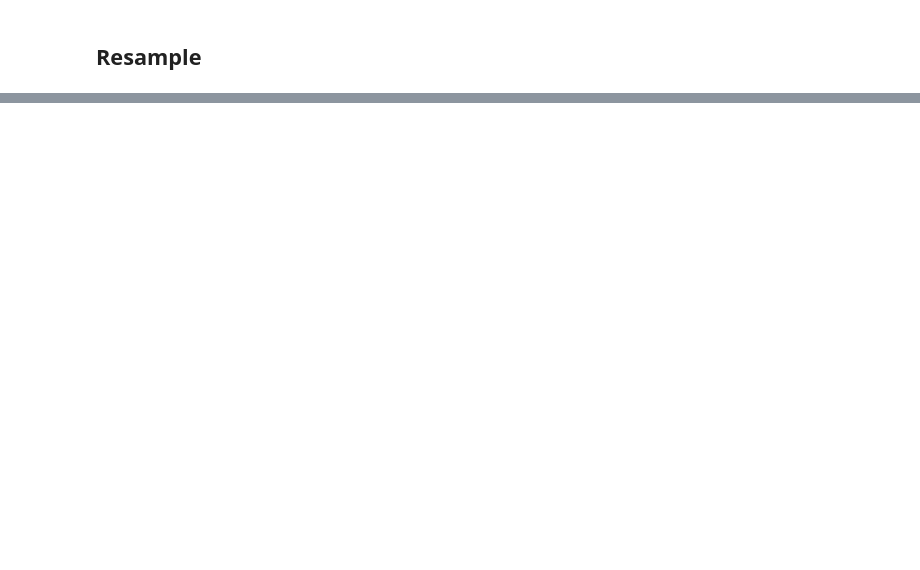
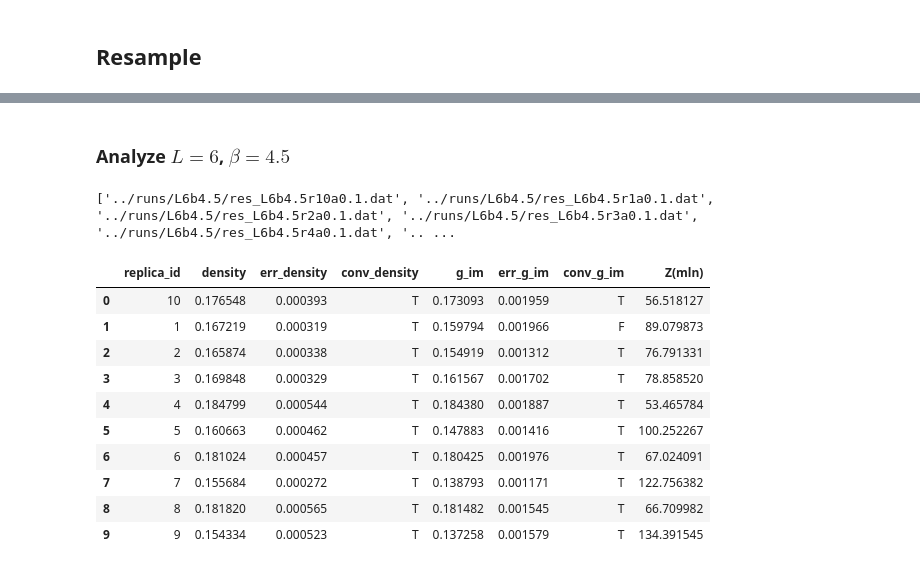
Before and after one commit to ev-br/fh_wrm_disord, a Jupyter notebook: analyze/read_in_replicas.ipynb, the cells around one changed output, grey strips where cells are left out. Drawn from its saved outputs; the diff is of its cells as text; code cells hidden in the pictures; blank space fills up the shorter version.

```diff
--- a/analyze/read_in_replicas.ipynb
+++ b/analyze/read_in_replicas.ipynb
@@ -100,0 +203,22 @@ print(m, '+/-', s)
+# %% [markdown]
+### Analyze $L=6$, $\beta=4.5$
+# %%
+resdict_L6b45 = {"L": 6, "beta": 4.5}
+
+reslines = !ls ../runs/L6b4.5/res*
+print(reslines)
+df = read_res(reslines)
+df
+# %% [output]
+['../runs/L6b4.5/res_L6b4.5r10a0.1.dat', '../runs/L6b4.5/res_L6b4.5r1a0.1.dat', '../runs/L6b4.5/res_L6b4.5r2a0.1.dat', '../runs/L6b4.5/res_L6b4.5r3a0.1.dat', '../runs/L6b4.5/res_L6b4.5r4a0.1.dat', '.. ...
+|  | replica_id | density | err_density | conv_density | g_im | err_g_im | conv_g_im | Z(mln) |
+| 0 | 10 | 0.176548 | 0.000393 | T | 0.173093 | 0.001959 | T | 56.518127 |
+| 1 | 1 | 0.167219 | 0.000319 | T | 0.159794 | 0.001966 | F | 89.079873 |
+| 2 | 2 | 0.165874 | 0.000338 | T | 0.154919 | 0.001312 | T | 76.791331 |
+| 3 | 3 | 0.169848 | 0.000329 | T | 0.161567 | 0.001702 | T | 78.858520 |
+| 4 | 4 | 0.184799 | 0.000544 | T | 0.184380 | 0.001887 | T | 53.465784 |
+| 5 | 5 | 0.160663 | 0.000462 | T | 0.147883 | 0.001416 | T | 100.252267 |
+| 6 | 6 | 0.181024 | 0.000457 | T | 0.180425 | 0.001976 | T | 67.024091 |
+| 7 | 7 | 0.155684 | 0.000272 | T | 0.138793 | 0.001171 | T | 122.756382 |
+| 8 | 8 | 0.181820 | 0.000565 | T | 0.181482 | 0.001545 | T | 66.709982 |
+| 9 | 9 | 0.154334 | 0.000523 | T | 0.137258 | 0.001579 | T | 134.391545 |
```
Also changed, not shown: parts of 26 cells of this notebook, 2 other files.
